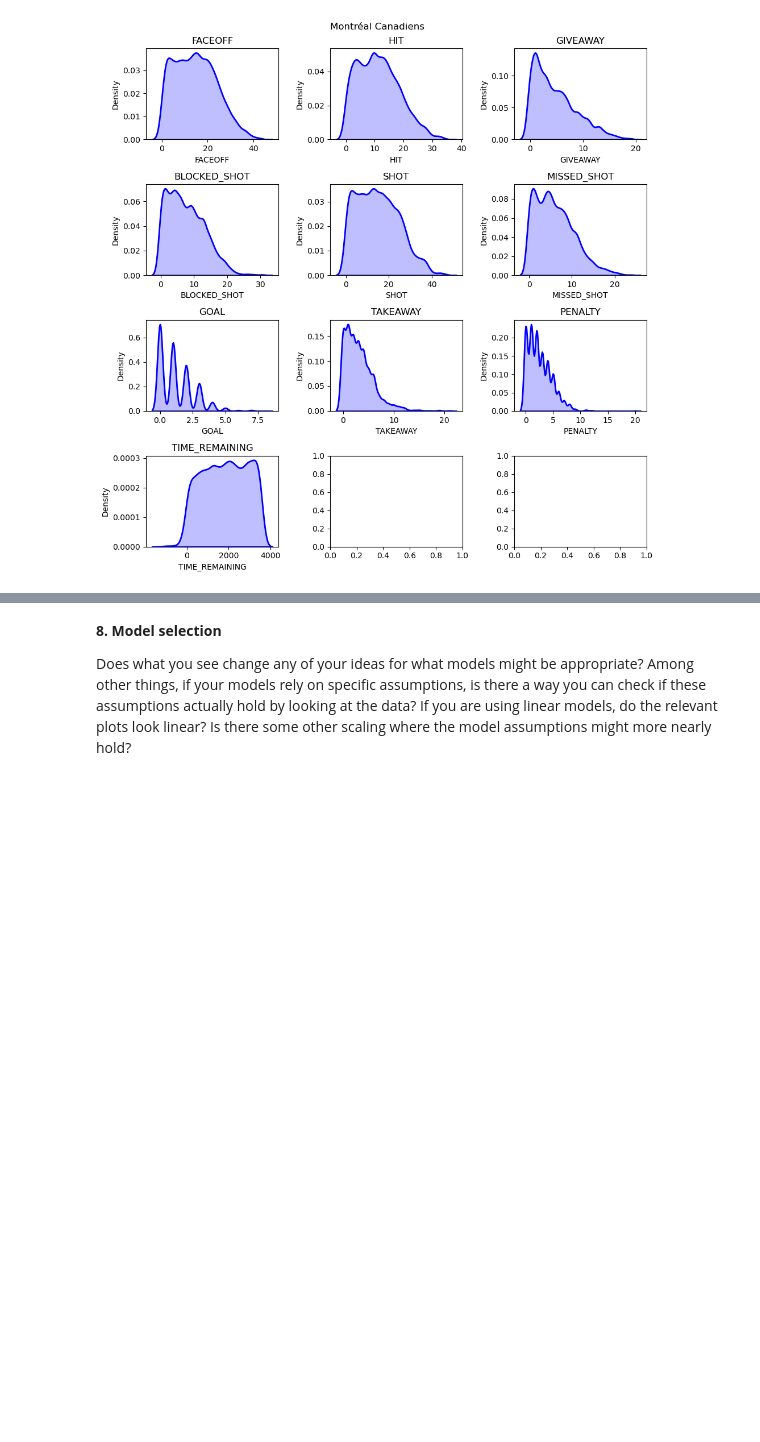
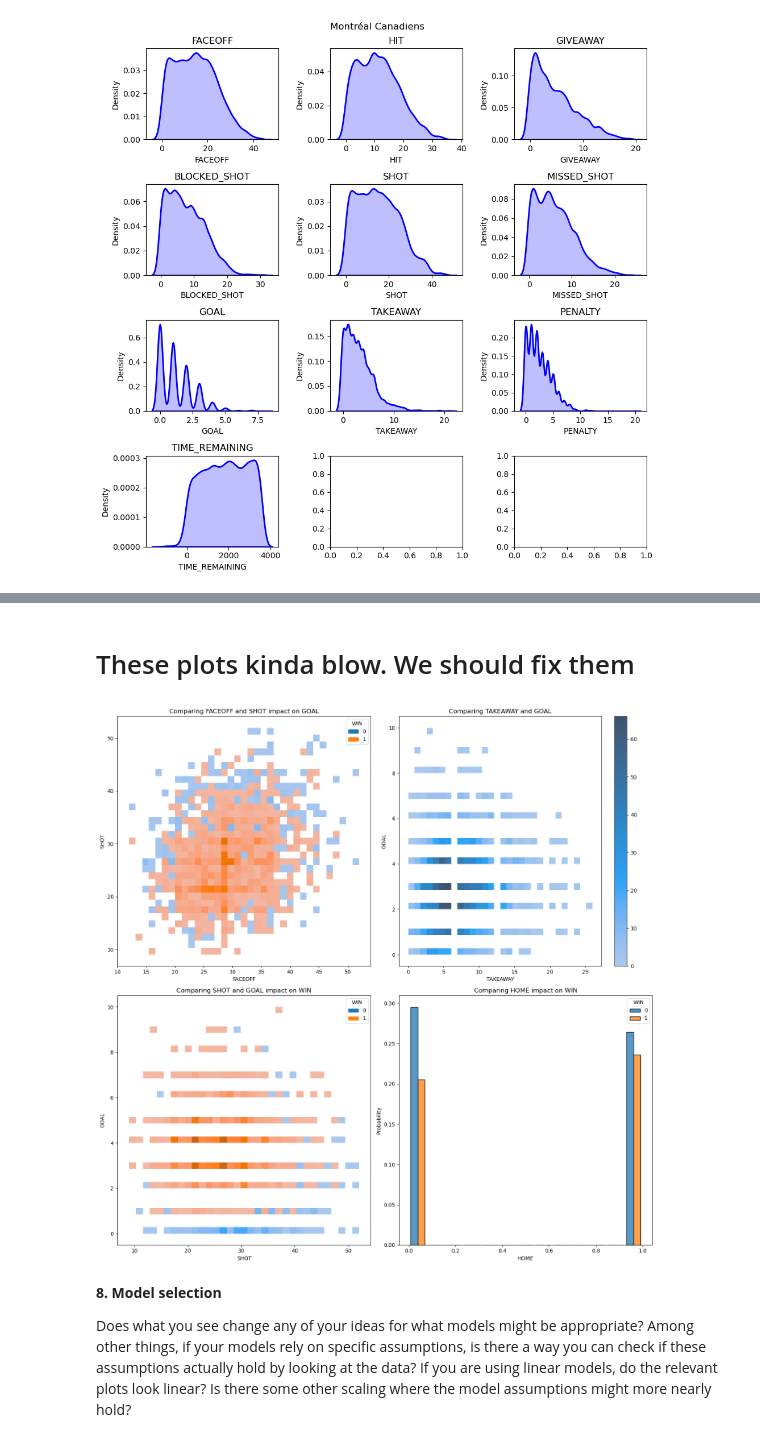
Before and after one commit to jeffxhansen/NHL_Win_Predictor, a Jupyter notebook: data_analysis.ipynb, the cells around one changed output, grey strips where cells are left out. Saved outputs shown, nothing was run; the diff lists cells and outputs as text; code cells hidden in the pictures; blank space fills up the shorter version.

Commit message:
Did some more stuff on data_analysis.

```diff
--- a/data_analysis.ipynb
+++ b/data_analysis.ipynb
@@ -182,3 +236,44 @@ Use 2D and/or 3D plot scatter plots, histograms, or heat maps to look for import
+# %% [markdown]
+<h1>These plots kinda blow. We should fix them</h1>
+# %%
+# Get our working subset.
+subset_df = X_train.drop(columns=['index']).copy()
+
+# Merge with our labels (because we are looking at wins).
+subset_df['WIN'] = y_train
+
+# Get the last row for each game.
+subset_df = subset_df.groupby(['HOME', 'GAME_ID']).tail(1)
+
+# Create a list of the columns we want to look at.
+columns_to_look_at = [['FACEOFF', 'SHOT', 'GOAL'], ['TAKEAWAY', 'GOAL'], ['SHOT', 'GOAL', 'WIN'], ['HOME', 'WIN']]
+# %%
+# Create 2-d scatter plots for each set of columns.
+fig, ax = plt.subplots(2, 2, figsize=(15, 15))
+num_cols = 2
+for i, columns in enumerate(columns_to_look_at):
+    # Get the current row and column
+    row = i // num_cols
+    col = i % num_cols
+
+    # If we have categorical data, use a histogram
+    if i == len(columns_to_look_at) - 1:
+        sns.histplot(data=subset_df, x=columns[0], hue=columns[1], multiple="dodge", ax=ax[row, col], stat='probability', shrink=0.8)
+        ax[row, col].set_title(f'Comparing {columns[0]} impact on WIN')
+        continue
+
+
+    if len(columns) == 3:
+        sns.histplot(data=subset_df, x=columns[0], y=columns[1], hue='WIN', ax=ax[row, col])
+        ax[row, col].set_title(f'Comparing {columns[0]} and {columns[1]} impact on {columns[2]}')
+    elif len(columns) == 2:
+        sns.histplot(data=subset_df, x=columns[0], y=columns[1], ax=ax[row, col], cbar=True)
+        ax[row, col].set_title(f'Comparing {columns[0]} and {columns[1]}')
+
+plt.tight_layout()
+plt.show()
+# %% [output]
+[figure, added]
 # %% [markdown]
 **8. Model selection**
 
```
Also changed, not shown: parts of 5 cells of this notebook.
